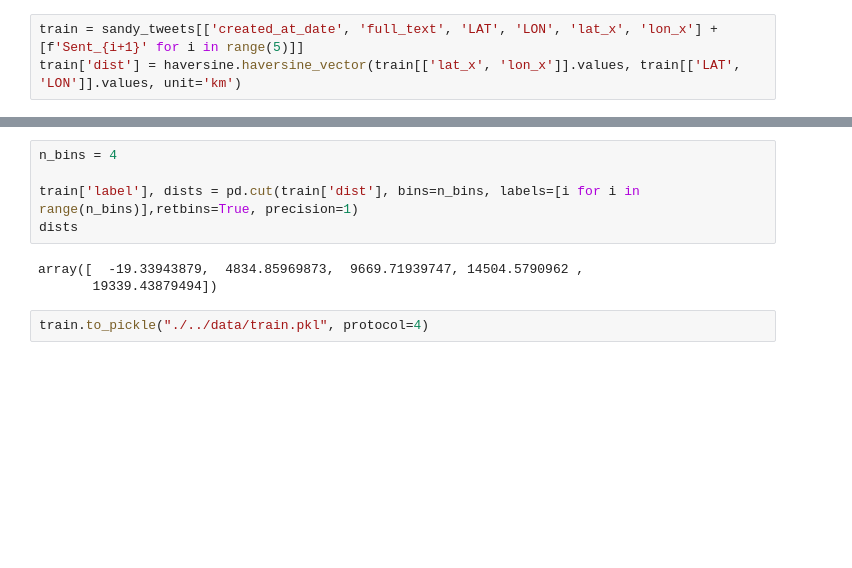
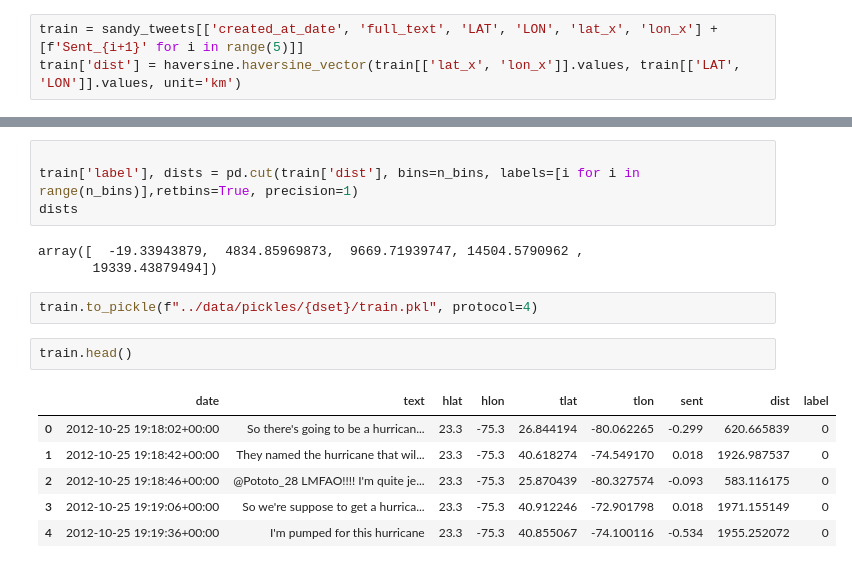
Before and after one commit to atharvas/emosandy, a Jupyter notebook: notebooks/train.ipynb, the cells around one changed output, grey strips where cells are left out. Drawn from its saved outputs; the diff is of its cells as text; blank space fills up the shorter version.

```diff
--- a/notebooks/train.ipynb
+++ b/notebooks/train.ipynb
@@ -71,5 +67,4 @@ for i in range(5):
 # %%
-n_bins = 4
 
 train['label'], dists = pd.cut(train['dist'], bins=n_bins, labels=[i for i in range(n_bins)],retbins=True, precision=1)
 dists
@@ -77,4 +72,13 @@ dists
 array([  -19.33943879,  4834.85969873,  9669.71939747, 14504.5790962 ,
        19339.43879494])
 # %%
-train.to_pickle("./../data/train.pkl", protocol=4)
+train.to_pickle(f"../data/pickles/{dset}/train.pkl", protocol=4)
+# %%
+train.head()
+# %% [output]
+|  | date | text | hlat | hlon | tlat | tlon | sent | dist | label |
+| 0 | 2012-10-25 19:18:02+00:00 | So there's going to be a hurrican... | 23.3 | -75.3 | 26.844194 | -80.062265 | -0.299 | 620.665839 | 0 |
+| 1 | 2012-10-25 19:18:42+00:00 | They named the hurricane that wil... | 23.3 | -75.3 | 40.618274 | -74.549170 | 0.018 | 1926.987537 | 0 |
+| 2 | 2012-10-25 19:18:46+00:00 | @Pototo_28 LMFAO!!!! I'm quite je... | 23.3 | -75.3 | 25.870439 | -80.327574 | -0.093 | 583.116175 | 0 |
+| 3 | 2012-10-25 19:19:06+00:00 | So we're suppose to get a hurrica... | 23.3 | -75.3 | 40.912246 | -72.901798 | 0.018 | 1971.155149 | 0 |
+| 4 | 2012-10-25 19:19:36+00:00 | I'm pumped for this hurricane | 23.3 | -75.3 | 40.855067 | -74.100116 | -0.534 | 1955.252072 | 0 |
```
Also changed, not shown: parts of 7 cells of this notebook, 1 other file.
